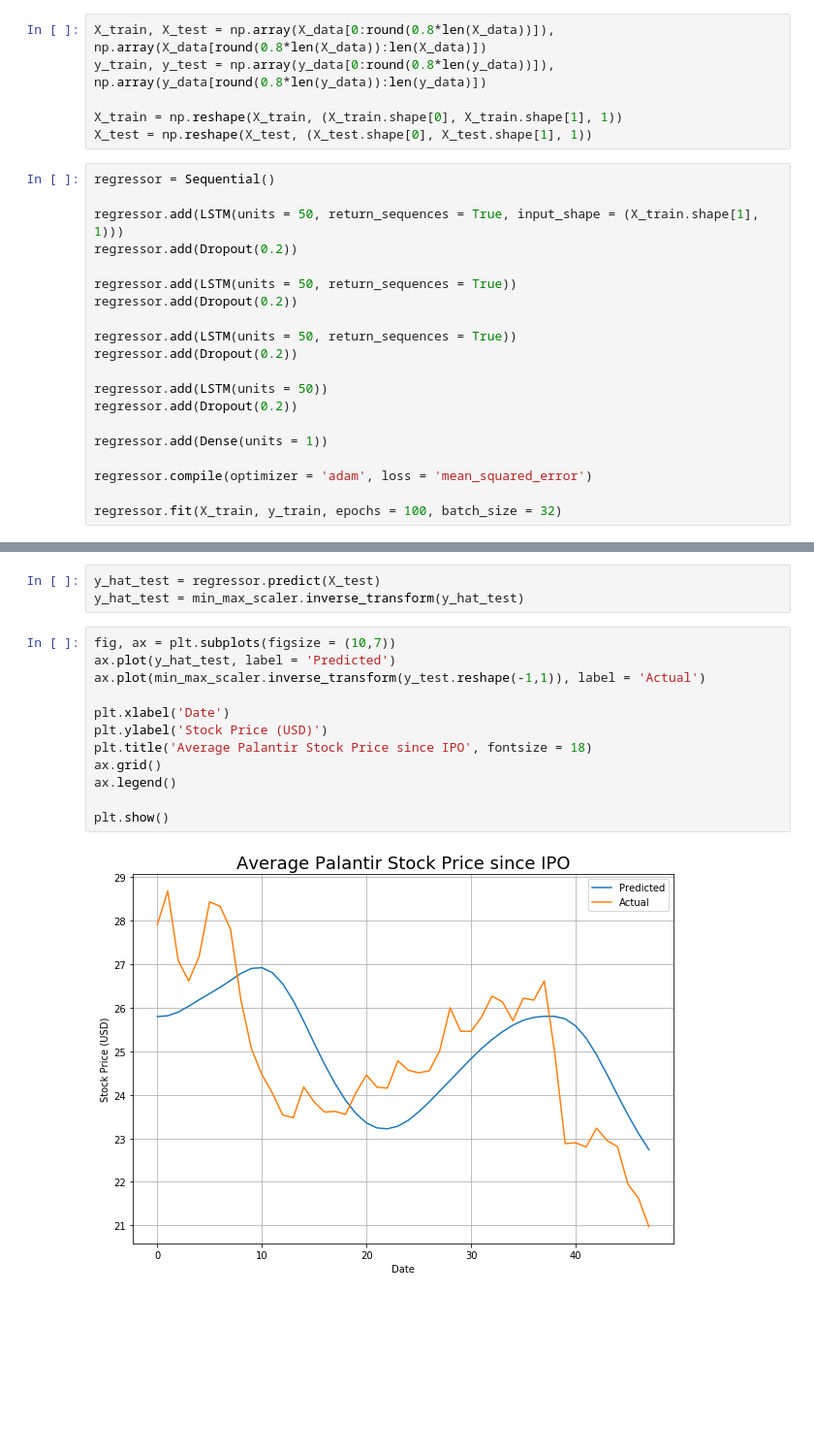
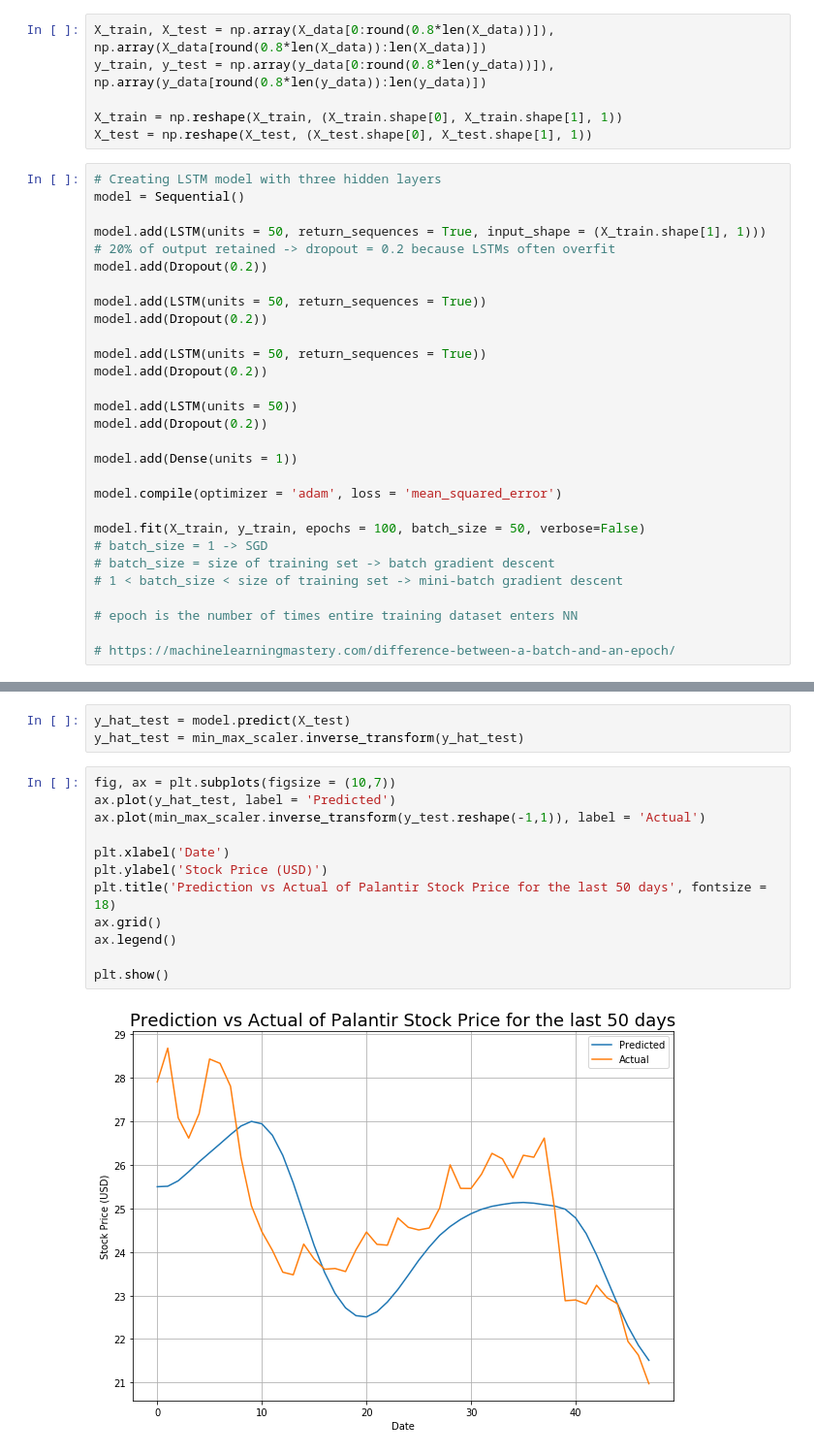
Before and after one commit to florence26/Stock-Predictions, a Jupyter notebook: stock_predictions.ipynb, the cells around one changed output, grey strips where cells are left out. Shown at 97% size. Drawn from its saved outputs; the diff is of its cells as text; blank space fills up the shorter version.

```diff
--- a/stock_predictions.ipynb
+++ b/stock_predictions.ipynb
@@ -50,23 +114,32 @@ y_train, y_test = np.array(y_data[0:round(0.8*len(y_data))]), np.array(y_data[ro
 X_train = np.reshape(X_train, (X_train.shape[0], X_train.shape[1], 1))
 X_test = np.reshape(X_test, (X_test.shape[0], X_test.shape[1], 1))
 # %%
-regressor = Sequential()
+# Creating LSTM model with three hidden layers
+model = Sequential()
 
-regressor.add(LSTM(units = 50, return_sequences = True, input_shape = (X_train.shape[1], 1)))
-regressor.add(Dropout(0.2))
+model.add(LSTM(units = 50, return_sequences = True, input_shape = (X_train.shape[1], 1)))
+# 20% of output retained -> dropout = 0.2 because LSTMs often overfit
+model.add(Dropout(0.2))
 
-regressor.add(LSTM(units = 50, return_sequences = True))
-regressor.add(Dropout(0.2))
+model.add(LSTM(units = 50, return_sequences = True))
+model.add(Dropout(0.2))
 
-regressor.add(LSTM(units = 50, return_sequences = True))
-regressor.add(Dropout(0.2))
+model.add(LSTM(units = 50, return_sequences = True))
+model.add(Dropout(0.2))
 
-regressor.add(LSTM(units = 50))
-regressor.add(Dropout(0.2))
+model.add(LSTM(units = 50))
+model.add(Dropout(0.2))
 
-regressor.add(Dense(units = 1))
+model.add(Dense(units = 1))
 
-regressor.compile(optimizer = 'adam', loss = 'mean_squared_error')
+model.compile(optimizer = 'adam', loss = 'mean_squared_error')
 
-regressor.fit(X_train, y_train, epochs = 100, batch_size = 32)
+model.fit(X_train, y_train, epochs = 100, batch_size = 50, verbose=False)
+# batch_size = 1 -> SGD
+# batch_size = size of training set -> batch gradient descent
+# 1 < batch_size < size of training set -> mini-batch gradient descent
+
+# epoch is the number of times entire training dataset enters NN
+
+# https://machinelearningmastery.com/difference-between-a-batch-and-an-epoch/
 # %% [output]
@@ -91,17 +147,17 @@ Epoch 100/100
 # %%
-y_hat_test = regressor.predict(X_test)
+y_hat_test = model.predict(X_test)
 y_hat_test = min_max_scaler.inverse_transform(y_hat_test)
 # %%
 fig, ax = plt.subplots(figsize = (10,7))
 ax.plot(y_hat_test, label = 'Predicted')
 ax.plot(min_max_scaler.inverse_transform(y_test.reshape(-1,1)), label = 'Actual')
 
 plt.xlabel('Date')
 plt.ylabel('Stock Price (USD)')
-plt.title('Average Palantir Stock Price since IPO', fontsize = 18)
+plt.title('Prediction vs Actual of Palantir Stock Price for the last 50 days', fontsize = 18)
 ax.grid()
 ax.legend()
 
 plt.show()
 # %% [output]
-[figure, old version]
+[figure, new version]
```
Also changed, not shown: parts of 14 cells of this notebook.
